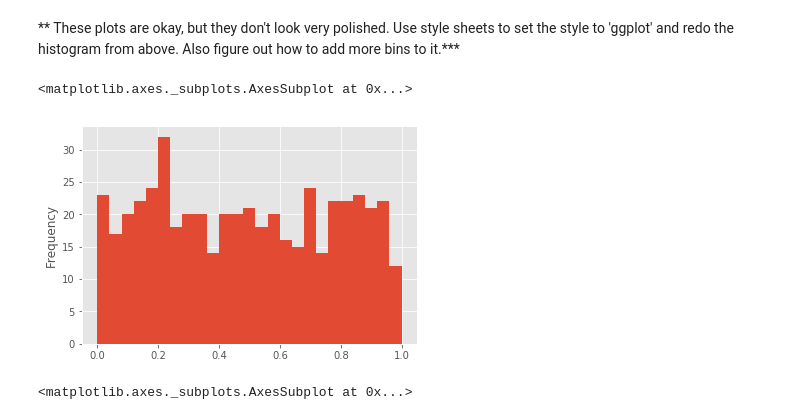
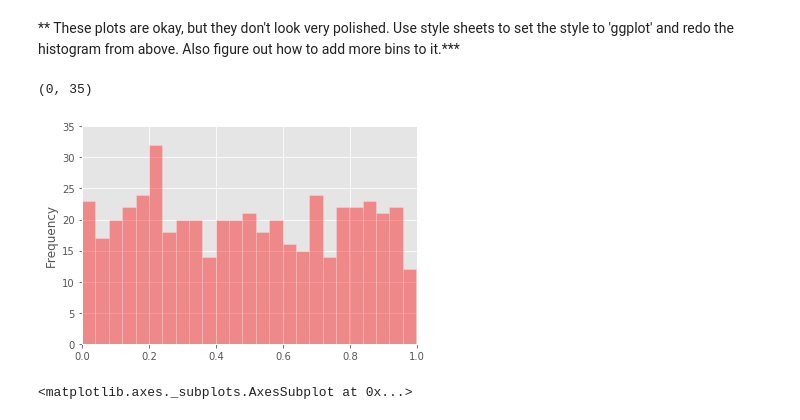
Before and after one commit to cheepong/Py_DS_ML_Bootcamp-master, a Jupyter notebook: 07-Pandas-Built-in-Data-Viz/02-Pandas Data Visualization Exercise attempt.ipynb, the cells around one changed output. Cells and saved outputs as stored; diff of their text form; code cells hidden in the pictures.

```diff
--- a/07-Pandas-Built-in-Data-Viz/02-Pandas Data Visualization Exercise attempt.ipynb
+++ b/07-Pandas-Built-in-Data-Viz/02-Pandas Data Visualization Exercise attempt.ipynb
@@ -60,11 +64,15 @@ df3["a"].plot.hist()
 ** These plots are okay, but they don't look very polished. Use style sheets to set the style to 'ggplot' and redo the histogram from above. Also figure out how to add more bins to it.***
 # %%
 #attempt
-plt.style.use("ggplot")
-df3["a"].plot.hist(bins=25)
+plt.style.use('ggplot')
-# %% [output]
-<matplotlib.axes._subplots.AxesSubplot at 0x...>
-[figure, removed]
+# %%
+#attempt
+df3['a'].plot.hist(bins=25, color='red',edgecolor='white', alpha=0.4)
+plt.xlim(0,1)
+plt.ylim(0,35)
+# %% [output]
+(0, 35)
+[figure, added]
 # %%
 # %% [output]
 <matplotlib.axes._subplots.AxesSubplot at 0x...>
```
Also changed, not shown: parts of 13 cells of this notebook.
